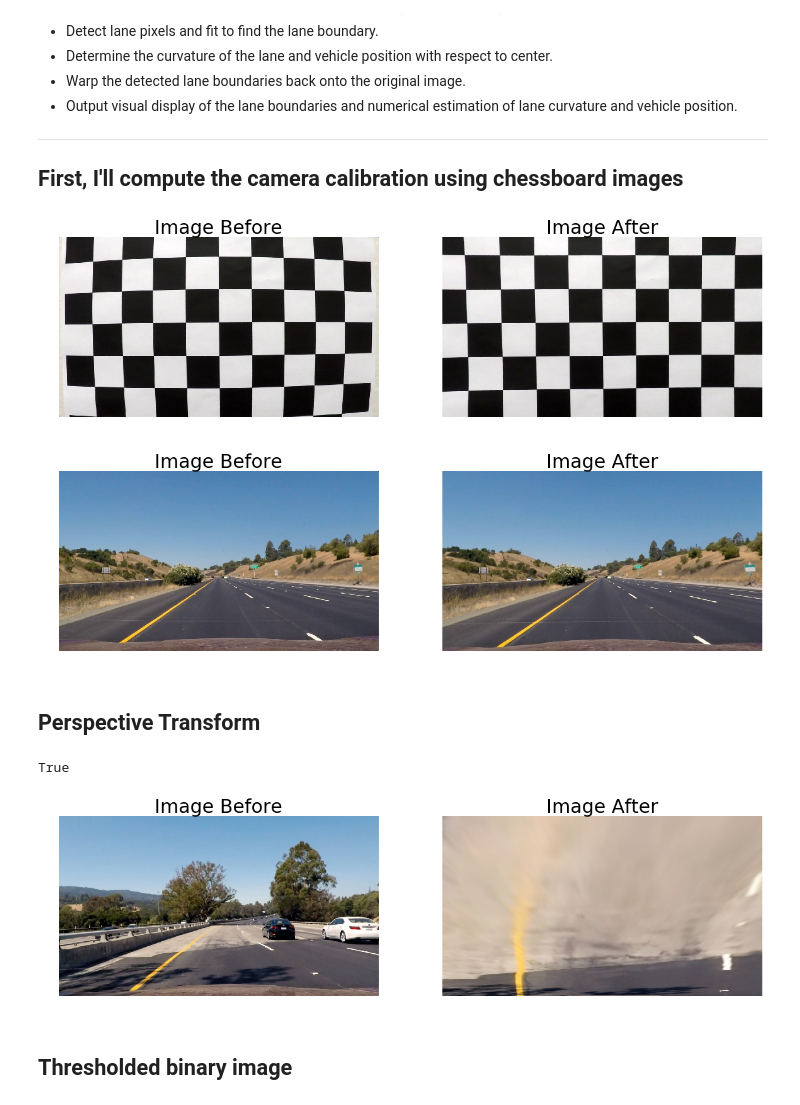
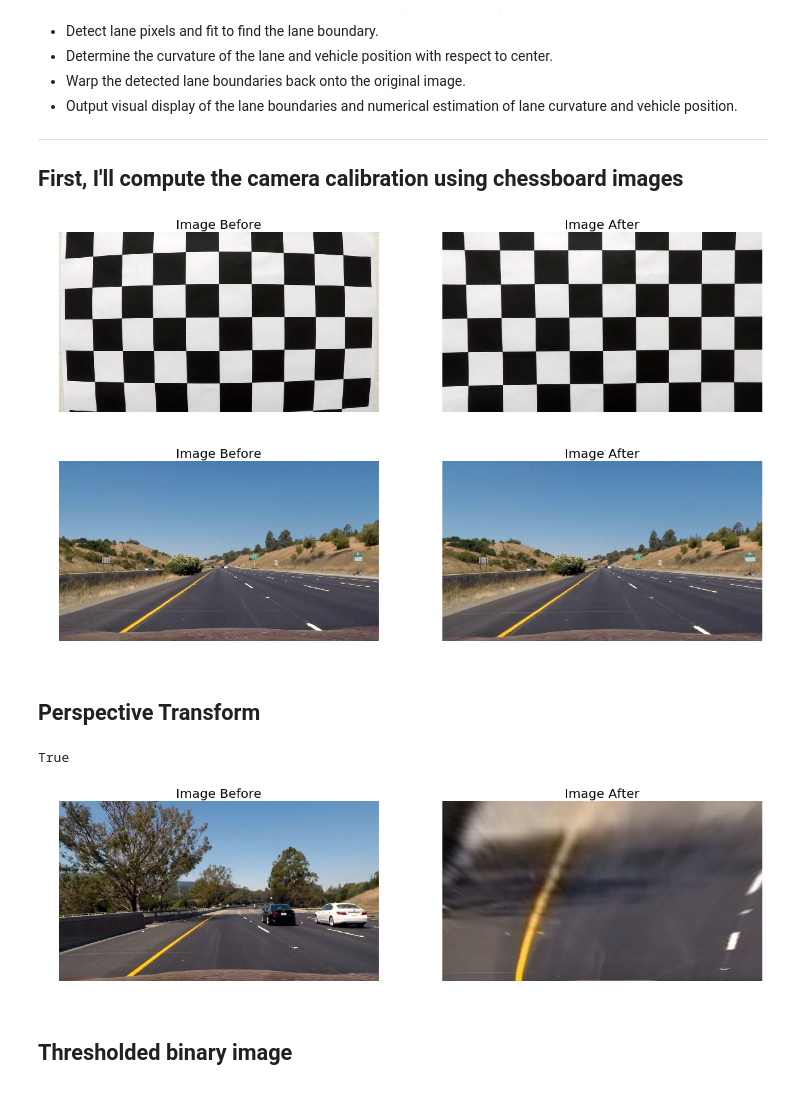
Before and after one commit to MarkDekker/CarND-Advanced-Lane-Lines, a Jupyter notebook: Pipeline.ipynb, the cells around one changed output. Saved outputs shown, nothing was run; the diff lists cells and outputs as text; code cells hidden in the pictures.

```diff
--- a/Pipeline.ipynb
+++ b/Pipeline.ipynb
@@ -65,7 +65,7 @@ def plot_image(img, title=''):
     else:
         plt.imshow(img)
     plt.axis('off')
-    plt.title(title, fontsize=30)
+    plt.title(title, fontsize=20)
 
 def compare_images(img_org, img_undist):
     # Visualize distortion corrected image as compared to original
@@ -96,8 +96,8 @@ img = import_image('./test_images/straight_lines1.jpg')
 udist = cv2.undistort(img, mtx, dist, None, mtx)
 compare_images(img, udist)
 # %% [output]
-[figure, old version]
+[figure, new version]
-[figure, old version]
+[figure, new version]
 # %% [markdown]
 ## Perspective Transform
 # %%
@@ -128,14 +128,14 @@ def perspective_transform(img):
     perspective_matrix = cv2.getPerspectiveTransform(src, dst)
     return cv2.warpPerspective(udist, perspective_matrix, img_res)
 # %%
-img = import_image('./test_images/test4.jpg')
+img = import_image('./test_images/test6.jpg')
 udist = cv2.undistort(img, mtx, dist, None, mtx)
 warped = perspective_transform(udist)
 compare_images(udist, warped)
 cv2.imwrite('./output_images/test_perspective.jpg',warped)
 # %% [output]
 True
-[figure, old version]
+[figure, new version]
 # %% [markdown]
 ## Thresholded binary image
 # %%
```
Also changed, not shown: parts of 16 cells of this notebook, 1 other file.
